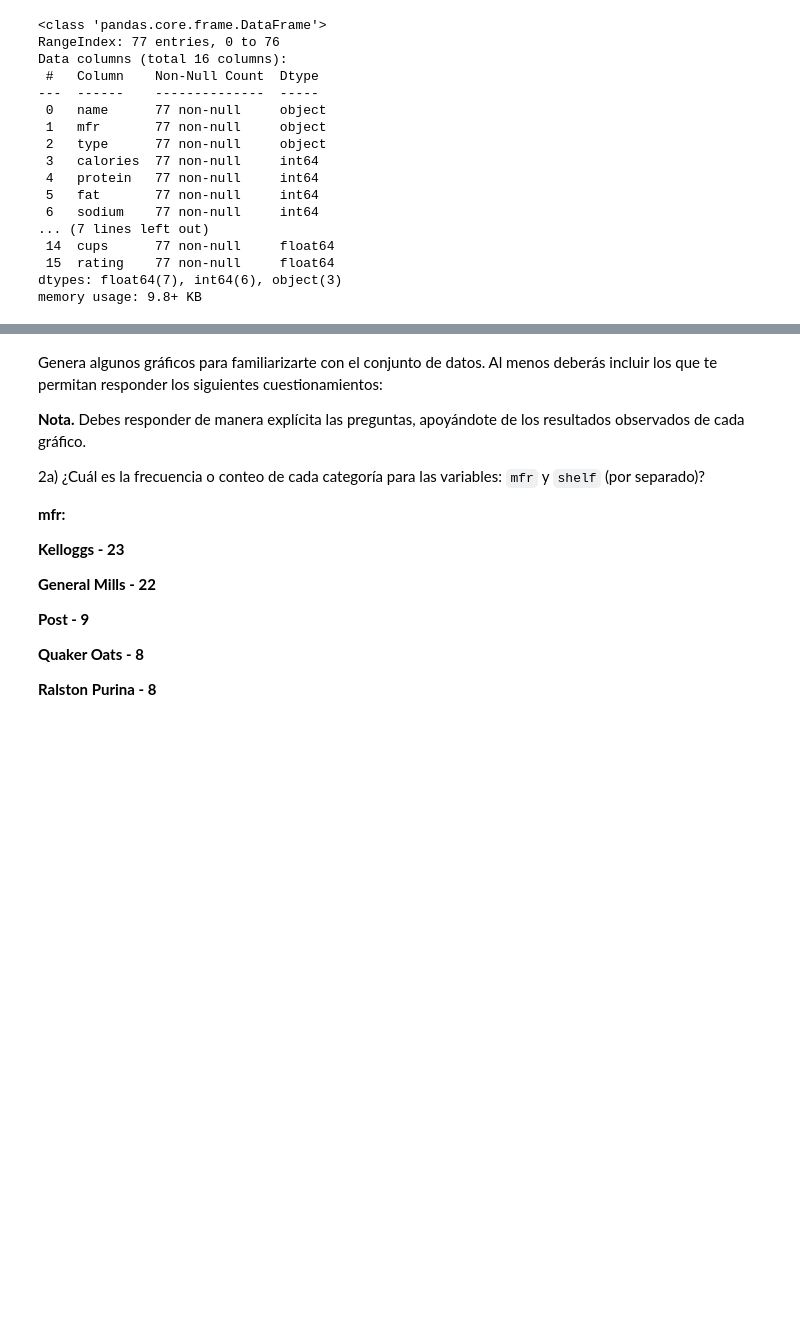
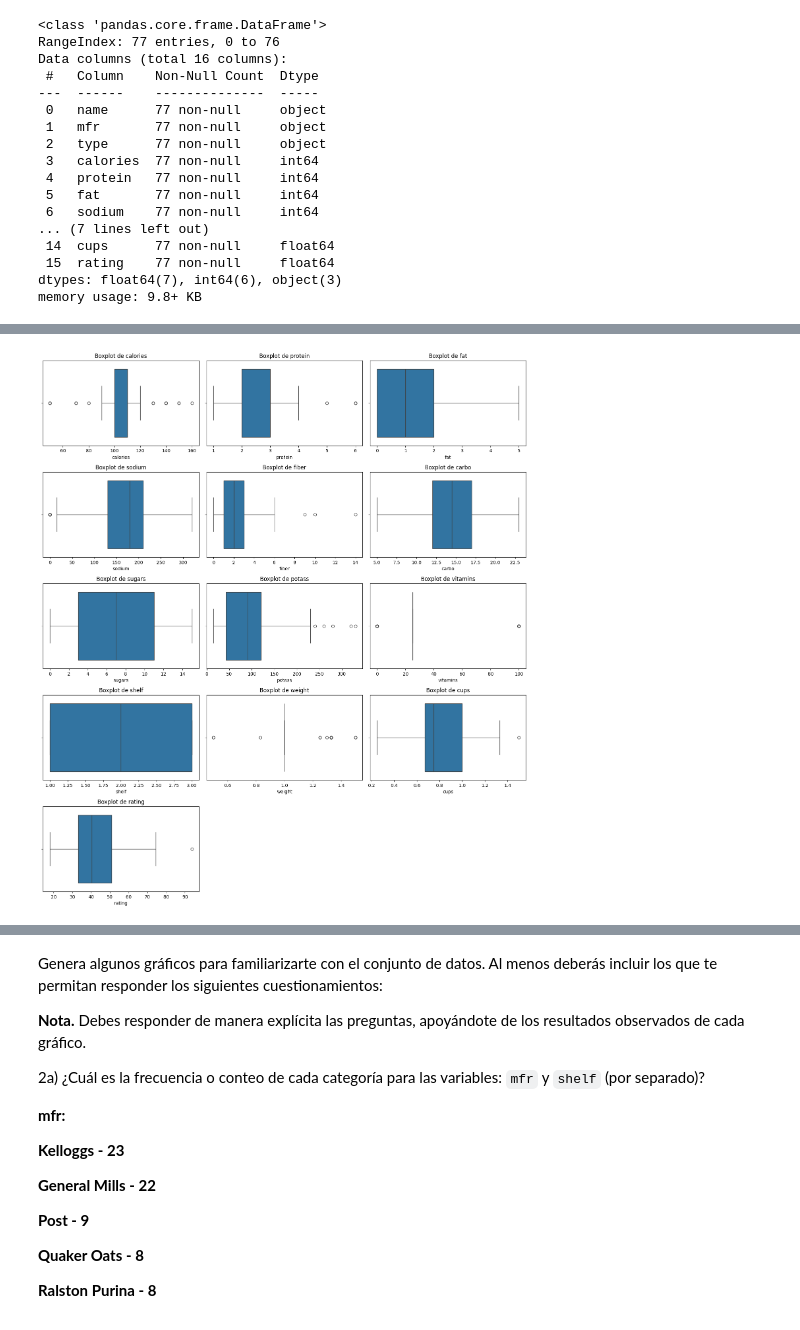
Before and after one commit to GeminiNetSailor/Data-science-and-analytics, a Jupyter notebook: 7.2 Actividad 7. PCA/Actividad7PCA_Equipo04.ipynb, the cells around one changed output, grey strips where cells are left out. Drawn from its saved outputs; the diff is of its cells as text; code cells hidden in the pictures; blank space fills up the shorter version.

```diff
--- a/7.2 Actividad 7. PCA/Actividad7PCA_Equipo04.ipynb
+++ b/7.2 Actividad 7. PCA/Actividad7PCA_Equipo04.ipynb
@@ -105,0 +162,13 @@ cereals_df.describe().T
+# %%
+# Boxplots horizontales para las variables numéricas
+plt.figure(figsize=(15, 20))
+for i, col in enumerate(numeric_columns, 1):
+    plt.subplot(6, 3, i)
+    sns.boxplot(data=cereals_df, x=col)
+    plt.title(f'Boxplot de {col}')
+    plt.xlabel(col)
+
+plt.tight_layout()
+plt.show()
+# %% [output]
+[figure, added]
```
Also changed, not shown: parts of 39 cells of this notebook.
